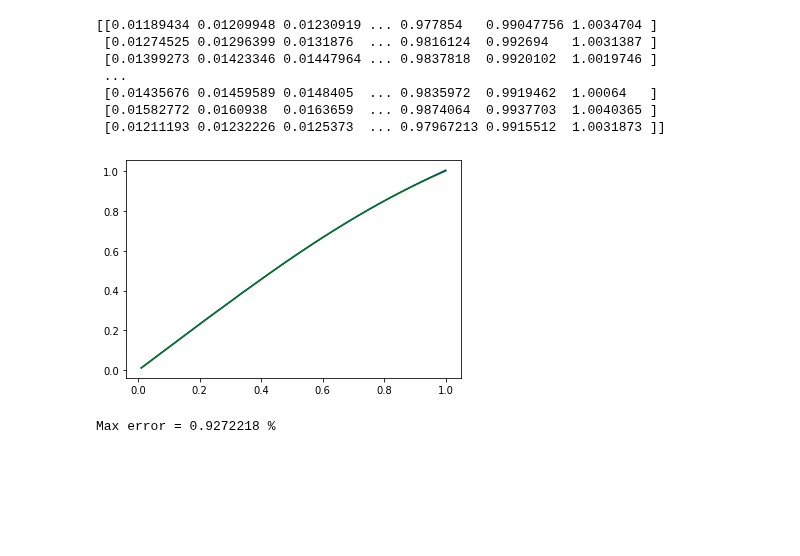
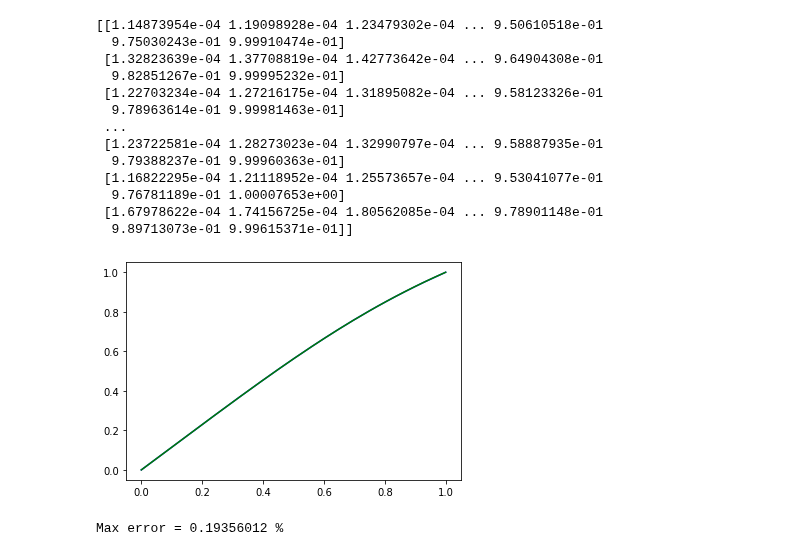
Before and after one commit to epodkwan/growthfunction, a Jupyter notebook: bsplinetrainer.ipynb, the cells around one changed output. Cells and saved outputs as stored; diff of their text form; code cells hidden in the pictures; blank space fills up the shorter version.

```diff
--- a/bsplinetrainer.ipynb
+++ b/bsplinetrainer.ipynb
@@ -63,10 +63,10 @@ def _deBoorVectorized(x,t,c):
 # %%
 layer_sizes=[64,64]
 nodes=16
-learning_rate=1e-3
-epochs=100000
+learning_rate=1e-6
+epochs=200000
 model=SimpleMLP(features=layer_sizes,nodes=nodes)
-temp=jnp.array([[1,1]])
+temp=jnp.array([[1]])
 params=model.init(random.PRNGKey(0),temp)
 tx=optax.adam(learning_rate=learning_rate)
 opt_state=tx.init(params)
@@ -75,7 +75,7 @@ deBoor=vmap(_deBoorVectorized,in_axes=(None,0,0))
 @jit
 def eval_func(params,x,a):
     t,c=model.apply(params,x)
-    preds=deBoor(jnp.clip(a,0,0.999),t,c)
+    preds=deBoor(jnp.clip(a,0,0.99999),t,c)
     return preds
 # %%
 @jit
@@ -109,12 +109,11 @@ Drive already mounted at /content/drive; to attempt to forcibly remount, call dr
 # %%
-input_data=npy_loader("/content/drive/My Drive/Colab Notebooks/cosmo.npy")
-raw_input_result=npy_loader("/content/drive/My Drive/Colab Notebooks/combined.npy")
-z=npy_loader("/content/drive/My Drive/Colab Notebooks/999.npy")[0,:]
-input_result=jnp.log(raw_input_result)
-a=1/(z+1)
-x_train=jnp.stack((input_data[0:800,0],input_data[0:800,2]),axis=1)
+input_data=npy_loader("/content/drive/My Drive/Colab Notebooks/data1/cosmo.npy")
+input_result=npy_loader("/content/drive/My Drive/Colab Notebooks/data1/combined.npy")
+a=npy_loader("/content/drive/My Drive/Colab Notebooks/data1/999.npy")[0,:]
+# input_result=jnp.log(raw_input_result)
+x_train=input_data[0:800].reshape(800,-1)
 y_train=input_result[0:800,:]
-x_validate=jnp.stack((input_data[800:900,0],input_data[800:900,2]),axis=1)
+x_validate=input_data[800:900,0].reshape(100,-1)
 y_validate=input_result[800:900,:]
 # %%
 order=jnp.arange(800)
@@ -157,20 +156,26 @@ Training ended
 # %%
-x_test=jnp.stack((input_data[900:1000,0],input_data[900:1000,2]),axis=1)
-y_test=raw_input_result[900:1000,:]
-y_pred=jnp.exp(eval_func(params,x_test,a))
+x_test=input_data[900:1000,0].reshape(100,-1)
+y_test=input_result[900:1000,:]
+y_pred=eval_func(params,x_test,a)
 print(y_pred)
 plt.plot(a,y_pred[0,:],c='b')
 plt.plot(a,y_test[0,:],c='g')
 plt.show()
 error=abs(y_pred/y_test-1)
 print("Max error =",jnp.max(error)*100,"%")
 # %% [output]
-[[0.01189434 0.01209948 0.01230919 ... 0.977854   0.99047756 1.0034704 ]
- [0.01274525 0.01296399 0.0131876  ... 0.9816124  0.992694   1.0031387 ]
- [0.01399273 0.01423346 0.01447964 ... 0.9837818  0.9920102  1.0019746 ]
+[[1.14873954e-04 1.19098928e-04 1.23479302e-04 ... 9.50610518e-01
+  9.75030243e-01 9.99910474e-01]
+ [1.32823639e-04 1.37708819e-04 1.42773642e-04 ... 9.64904308e-01
+  9.82851267e-01 9.99995232e-01]
+ [1.22703234e-04 1.27216175e-04 1.31895082e-04 ... 9.58123326e-01
+  9.78963614e-01 9.99981463e-01]
  ...
- [0.01435676 0.01459589 0.0148405  ... 0.9835972  0.9919462  1.00064   ]
- [0.01582772 0.0160938  0.0163659  ... 0.9874064  0.9937703  1.0040365 ]
- [0.01211193 0.01232226 0.0125373  ... 0.97967213 0.9915512  1.0031873 ]]
+ [1.23722581e-04 1.28273023e-04 1.32990797e-04 ... 9.58887935e-01
+  9.79388237e-01 9.99960363e-01]
+ [1.16822295e-04 1.21118952e-04 1.25573657e-04 ... 9.53041077e-01
+  9.76781189e-01 1.00007653e+00]
+ [1.67978622e-04 1.74156725e-04 1.80562085e-04 ... 9.78901148e-01
+  9.89713073e-01 9.99615371e-01]]
-[figure, old version]
+[figure, new version]
-Max error = 0.9272218 %
+Max error = 0.19356012 %
```
Also changed, not shown: parts of 3 cells of this notebook.
